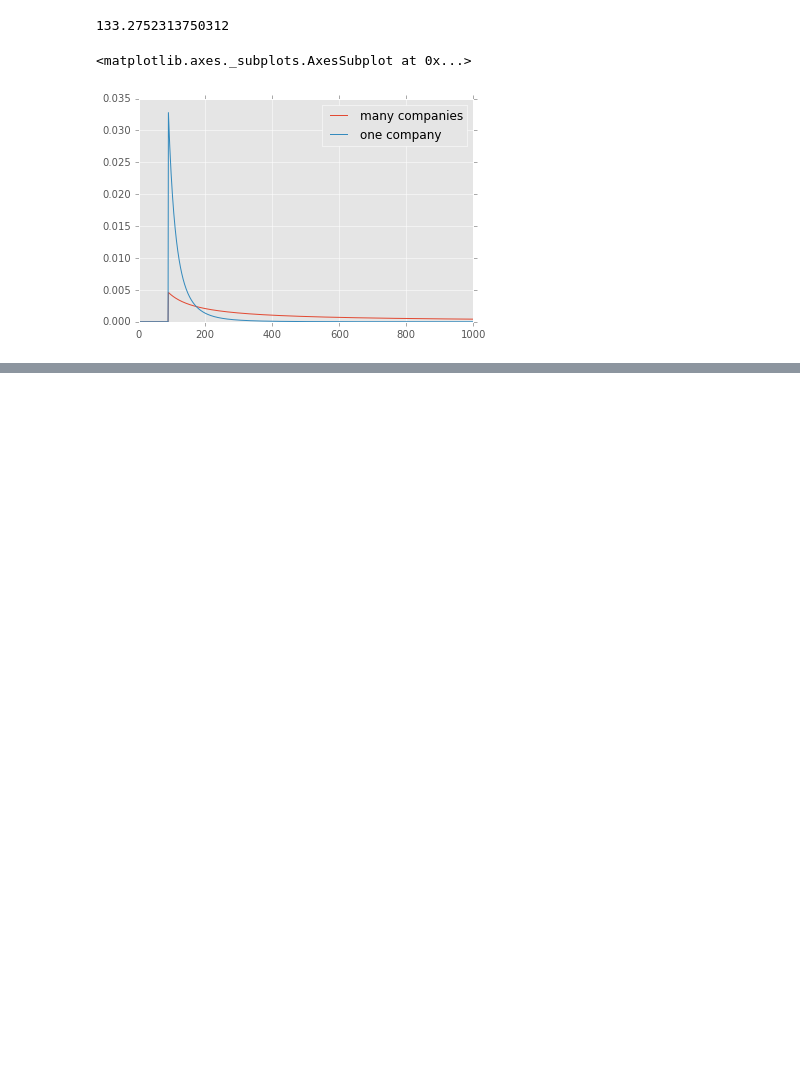
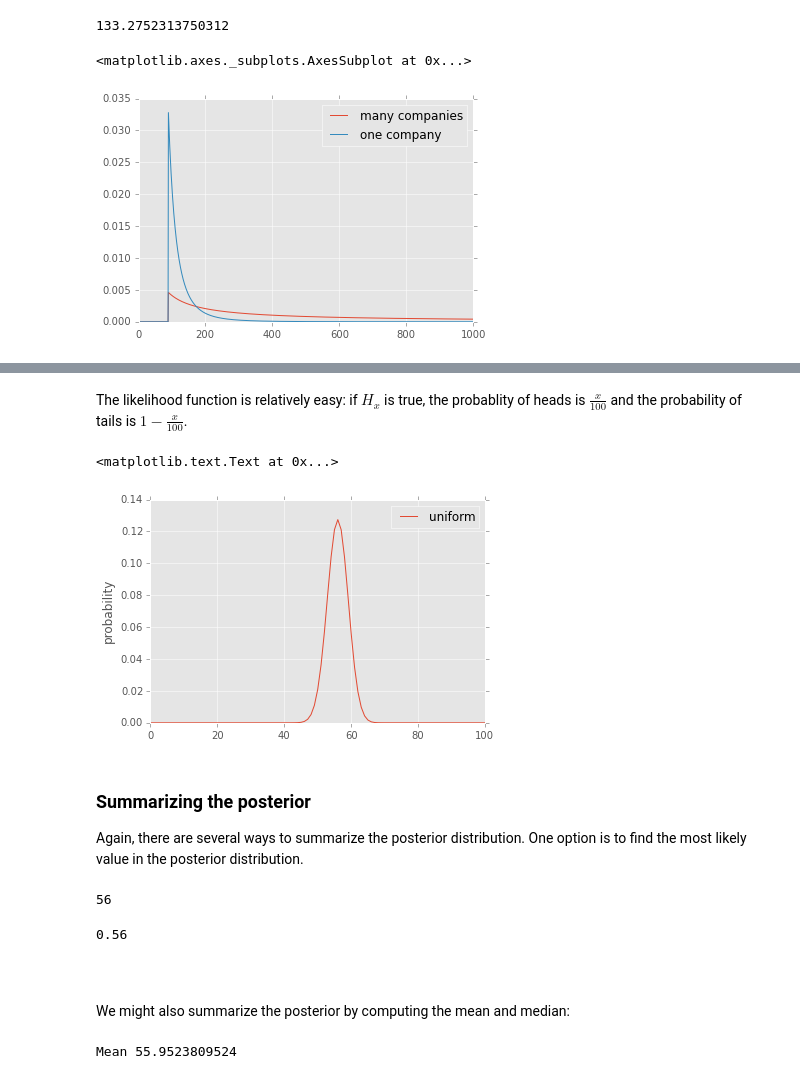
Before and after one commit to doolingdavid/ThinkBayes, a Jupyter notebook: code/newnotes.ipynb, the cells around one changed output, grey strips where cells are left out. Drawn from its saved outputs; the diff is of its cells as text; code cells hidden in the pictures; blank space fills up the shorter version.

````diff
--- a/code/newnotes.ipynb
+++ b/code/newnotes.ipynb
@@ -1940,0 +1958,14 @@ dftough.plot()
+# %% [markdown]
+The likelihood function is relatively easy: if $H_x$ is true, the probablity of heads is $\frac{x}{100}$ and the probability of tails is $1 - \frac{x}{100}$.
+# %%
+class Euro(Suite):
+
+    def Likelihood(self, data, hypo):
+        x = hypo
+        if data == 'H':
+            return x/100.0
+        else:
+            return 1 - x/100.0
+# %%
+suite = Euro(xrange(0, 101))
+dataset = 'H'*140 + 'T'*110
@@ -1940,0 +1975,29 @@ dftough.plot()
+# %%
+dfeuro = pd.DataFrame({'uniform': list(suite.Render()[1])}, index=list(suite.Render()[0]))
+# %%
+dfeuro.plot()
+plt.ylabel('probability')
+# %% [output]
+<matplotlib.text.Text at 0x...>
+[figure, added]
+# %% [markdown]
+### Summarizing the posterior
+
+Again, there are several ways to summarize the posterior distribution. One option is to find the most likely value in the posterior distribution.
+# %%
+suite.MaximumLikelihood()
+# %% [output]
+56
+# %%
+140./250
+# %% [output]
+0.56
+# %% [markdown]
+```In this case the result is 56, which is also the observed percentage of heads, 140/250 = 56%. So that suggests (correctly) that the observed percentage is the maximum likelihood estimator for the population.
+```
+
+We might also summarize the posterior by computing the mean and median:
+# %%
+print 'Mean', suite.Mean()
+# %% [output]
+Mean 55.9523809524
````
Also changed, not shown: parts of 20 cells of this notebook.
